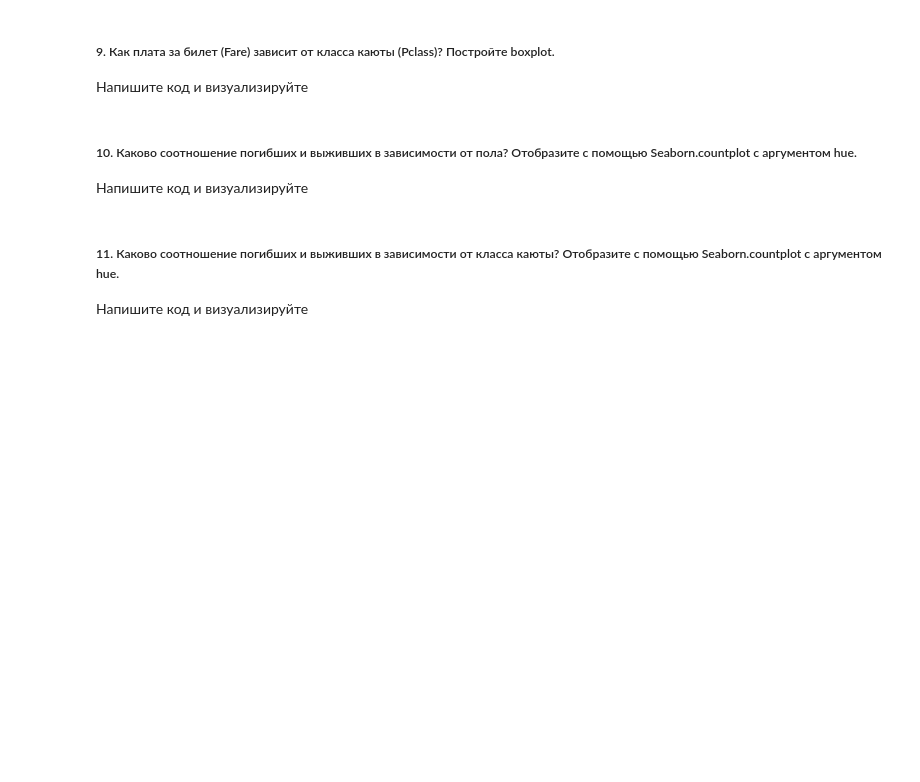
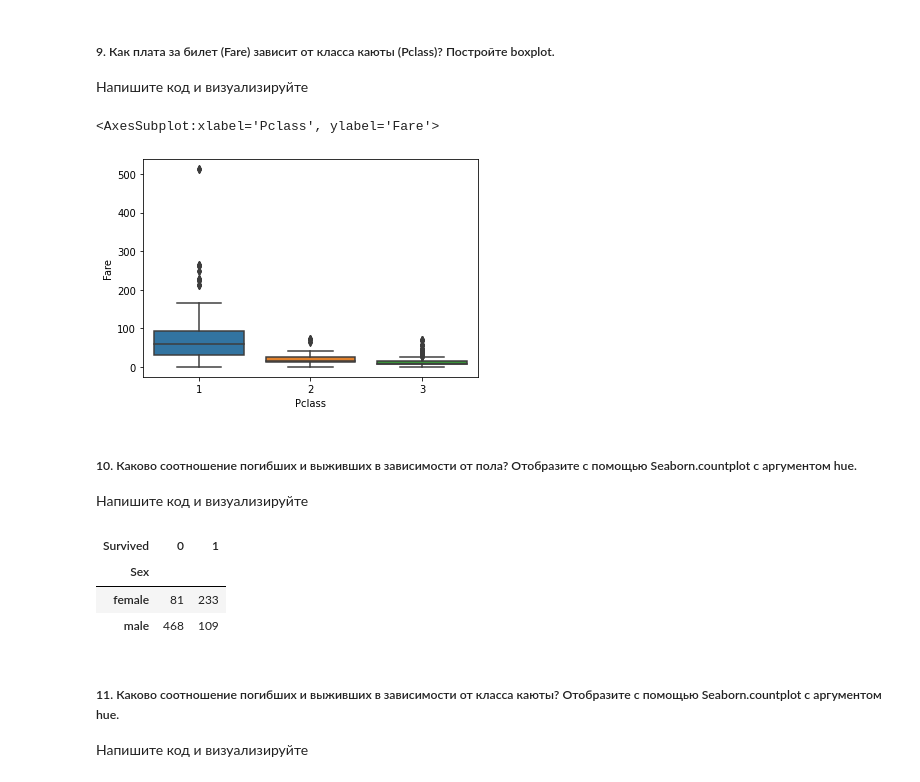
Before and after one commit to Breakdown08/jupyter, a Jupyter notebook: ЛР №1 - Python и визуалилизация данных.ipynb, the cells around one changed output. Saved outputs shown, nothing was run; the diff lists cells and outputs as text; code cells hidden in the pictures; blank space fills up the shorter version.

```diff
--- a/ЛР №1 - Python и визуалилизация данных.ipynb
+++ b/ЛР №1 - Python и визуалилизация данных.ipynb
@@ -259,12 +275,22 @@ SyntaxError: invalid syntax (4024475794.py, line 19)
 Напишите код и визуализируйте
 # %%
 #ваш код здесь
+sns.boxplot(x='Pclass', y='Fare', data=df)
+# %% [output]
+<AxesSubplot:xlabel='Pclass', ylabel='Fare'>
+[figure, added]
 # %% [markdown]
 ##### 10. Каково соотношение погибших и выживших в зависимости от пола? Отобразите c помощью Seaborn.countplot c аргументом hue.
 
 Напишите код и визуализируйте
 # %%
 #ваш код здесь
+pd.crosstab(df['Sex'], df['Survived'])
+# %% [output]
+| Survived | 0 | 1 |
+| Sex |  |  |
+| female | 81 | 233 |
+| male | 468 | 109 |
 # %% [markdown]
 ##### 11. Каково соотношение погибших и выживших в зависимости от класса каюты? Отобразите c помощью Seaborn.countplot c аргументом hue.
 
```
Also changed, not shown: parts of 8 cells of this notebook, 5 other files.
